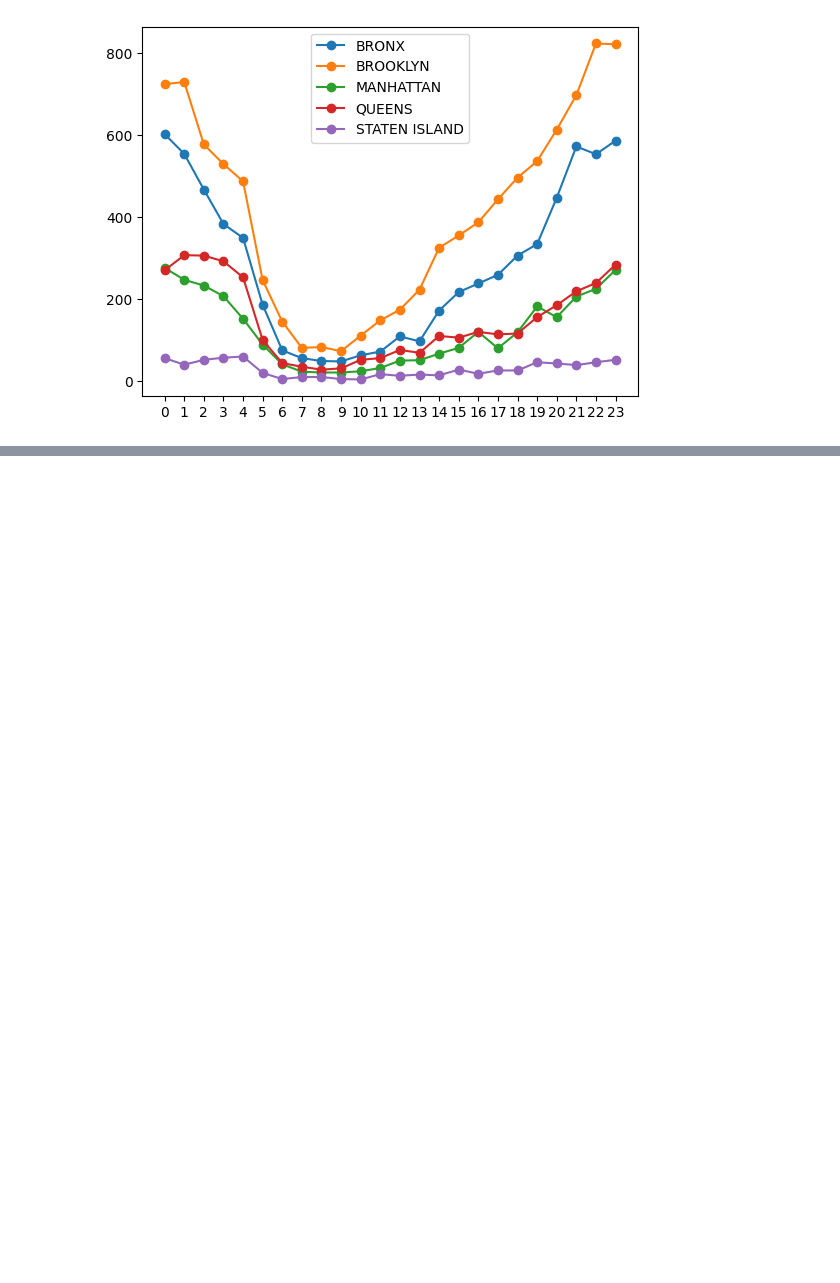
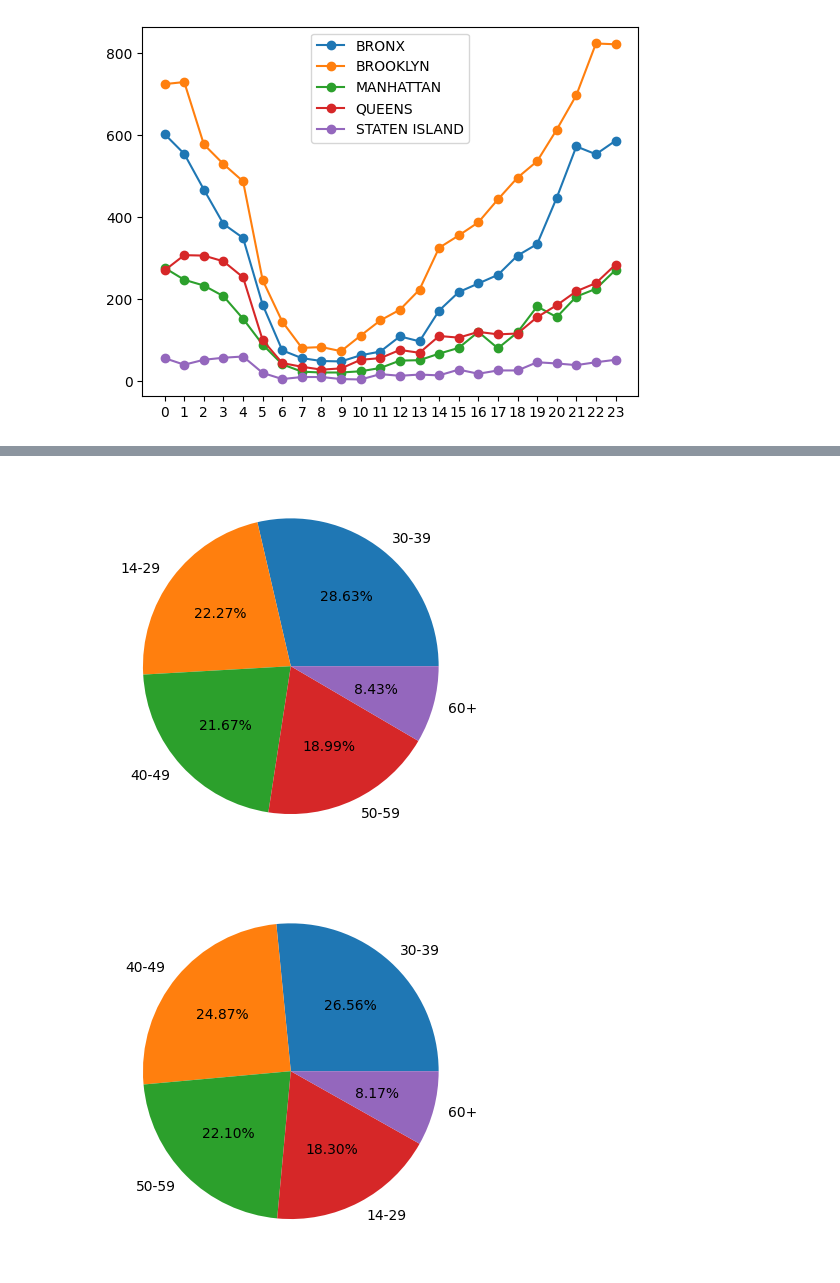
Before and after one commit to ISeeBugsEverywhere/DataScienceNotebooks, a Jupyter notebook: Studentai/MantasD/29.ipynb, the cells around one changed output, grey strips where cells are left out. Saved outputs shown, nothing was run; the diff lists cells and outputs as text; code cells hidden in the pictures; blank space fills up the shorter version.

```diff
--- a/Studentai/MantasD/29.ipynb
+++ b/Studentai/MantasD/29.ipynb
@@ -146,0 +235,25 @@ plt.show()
+# %%
+dus2018 = pd.read_csv('DATA/DUS2018.csv')
+du = dus2018[['amzius','lytis','bdu_spalio']]
+du.head(2)
+vid_du = du['bdu_spalio'].mean()
+
+vyr_l = du[du['lytis'] == "M"]
+mot_l = du[du['lytis'] == 'F']
+vdu = vyr_l[vyr_l['bdu_spalio'] > vid_du]
+mdu = mot_l[mot_l['bdu_spalio'] > vid_du]
+
+amziai_vyr = vdu['amzius'].value_counts()
+amziai_mot = mdu['amzius'].value_counts()
+# plt.subplots(1,2, figsize = [15,10])
+
+plt.pie(x=amziai_vyr.values, labels=amziai_vyr.index, autopct='%.2f%%')
+
+plt.show()
+
+plt.pie(x=amziai_mot.values, labels=amziai_mot.index, autopct='%.2f%%')
+
+plt.show()
+# %% [output]
+[figure, added]
+[figure, added]
```
Also changed, not shown: parts of 5 cells of this notebook.
